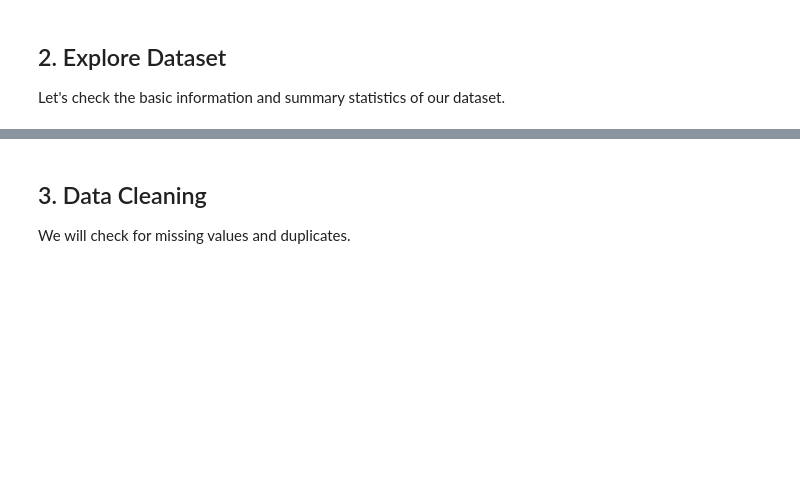
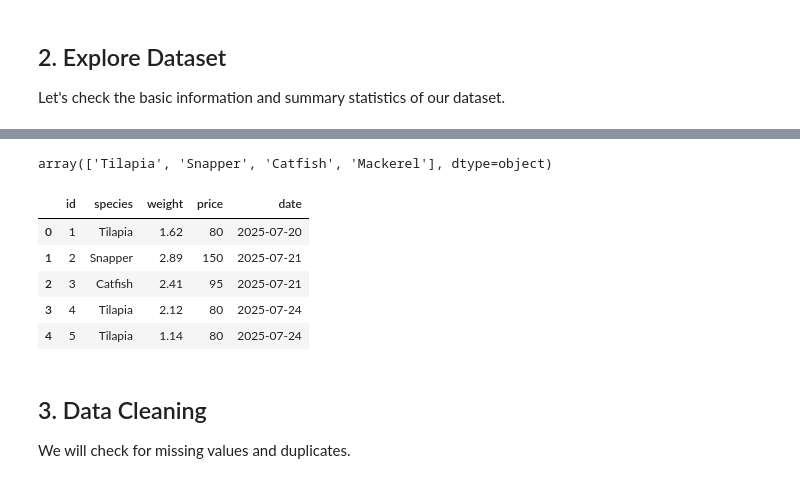
Before and after one commit to ro-witthawin/Basic-Python-for-DS-AI, a Jupyter notebook: Basic_Python_for_Data_Science_&_AI.ipynb, the cells around one changed output, grey strips where cells are left out. Cells and saved outputs as stored; diff of their text form; code cells hidden in the pictures; blank space fills up the shorter version.

Commit message:
update change columns name

```diff
--- a/Basic_Python_for_Data_Science_&_AI.ipynb
+++ b/Basic_Python_for_Data_Science_&_AI.ipynb
@@ -435,3 +467,23 @@ df['Species'].unique()
+# %%
+# Unique species
+df['Species'].unique()
+# %% [output]
+array(['Tilapia', 'Snapper', 'Catfish', 'Mackerel'], dtype=object)
+# %%
+df = df.rename(columns={
+    "Fish_ID": "id",
+    "Species": "species",
+    "Weight_kg": "weight",
+    "Price_per_kg": "price",
+    "Date": "date"})
+df.head()
+# %% [output]
+|  | id | species | weight | price | date |
+| 0 | 1 | Tilapia | 1.62 | 80 | 2025-07-20 |
+| 1 | 2 | Snapper | 2.89 | 150 | 2025-07-21 |
+| 2 | 3 | Catfish | 2.41 | 95 | 2025-07-21 |
+| 3 | 4 | Tilapia | 2.12 | 80 | 2025-07-24 |
+| 4 | 5 | Tilapia | 1.14 | 80 | 2025-07-24 |
 # %% [markdown]
 ## 3. Data Cleaning
 We will check for missing values and duplicates.
```
Also changed, not shown: parts of 13 cells of this notebook.
